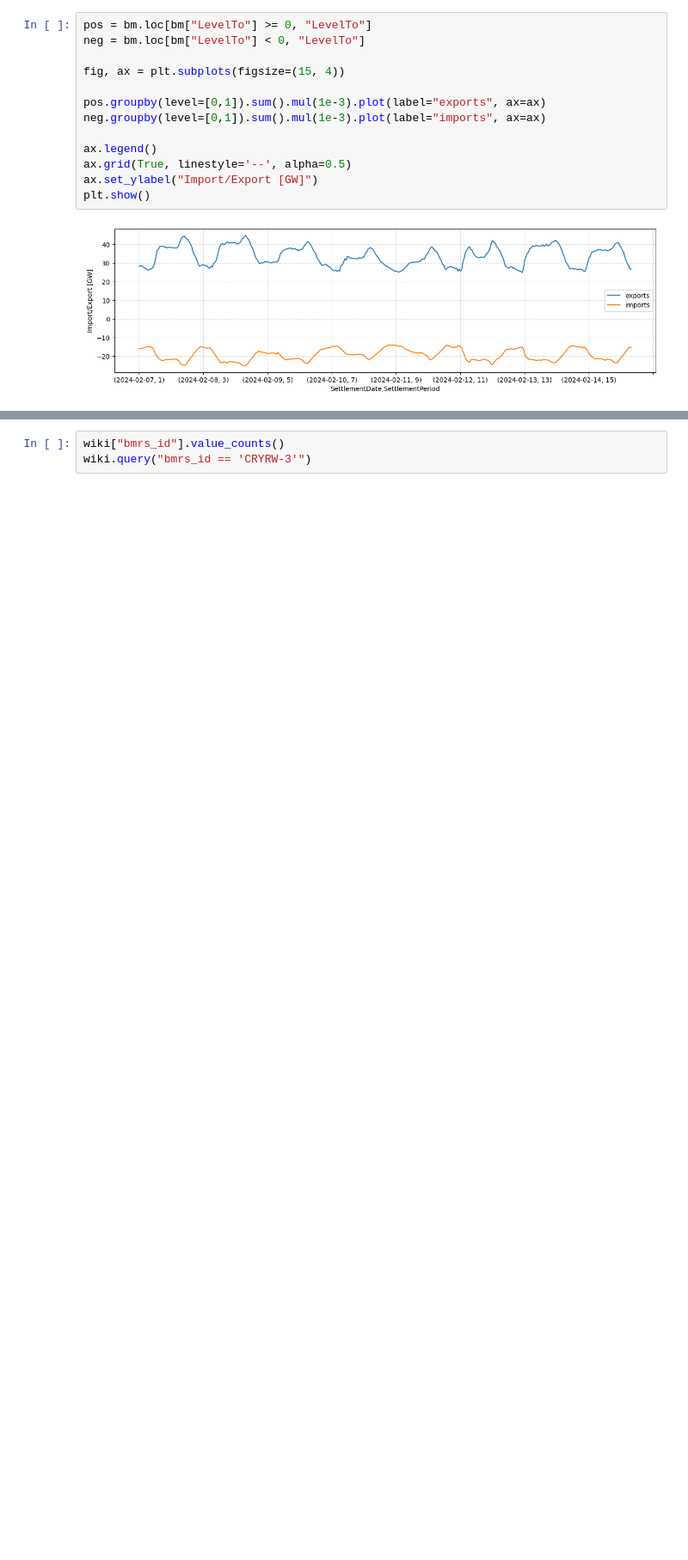
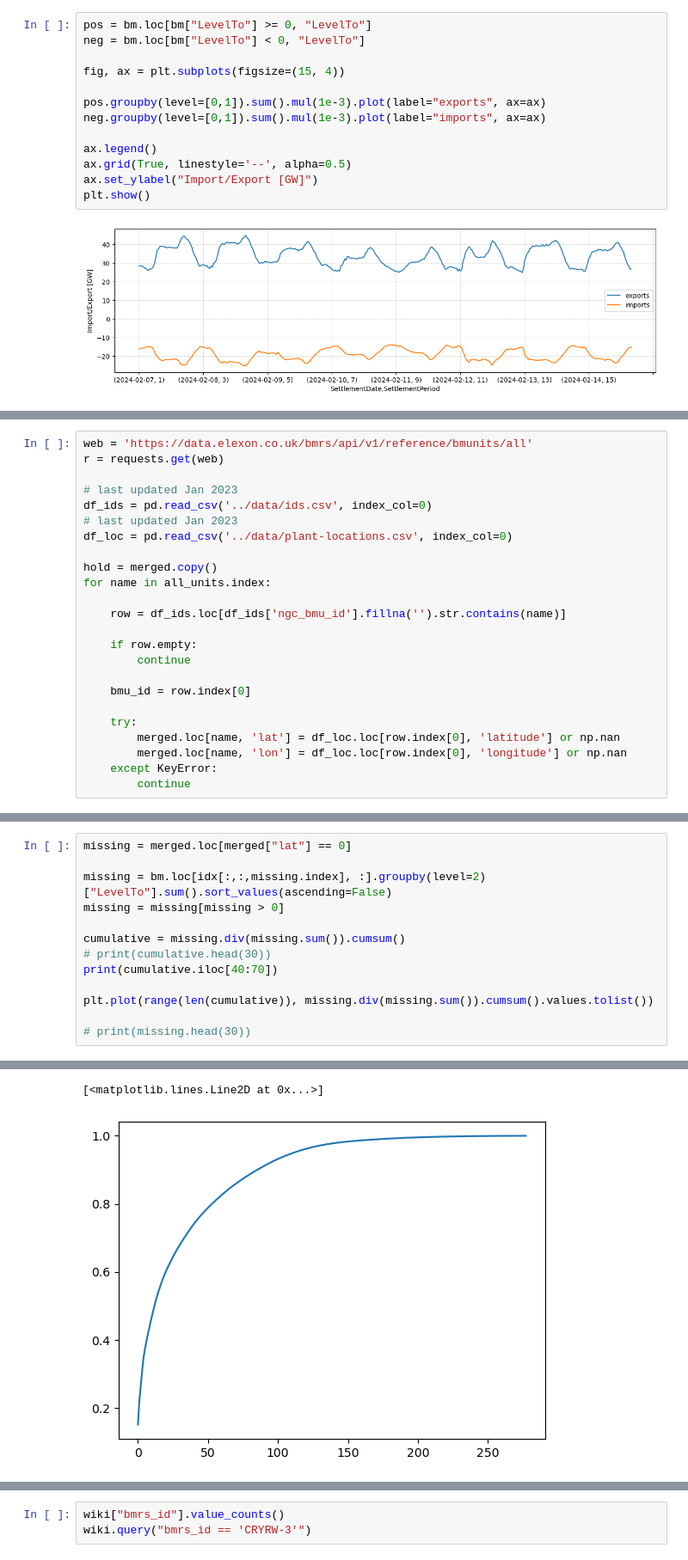
Before and after one commit to LukasFrankenQ/LMP, a Jupyter notebook: notebooks/wiki.ipynb, the cells around one changed output, grey strips where cells are left out. Shown at 86% size. Saved outputs shown, nothing was run; the diff lists cells and outputs as text; blank space fills up the shorter version.

```diff
--- a/notebooks/wiki.ipynb
+++ b/notebooks/wiki.ipynb
@@ -216,0 +171,24 @@ Index(['PETDG-1', 'AG-LLIM02', 'BRGDG-1', 'ROTHW-1', 'LCSMH-1', 'KNLCV-1',
+# %%
+web = 'https://data.elexon.co.uk/bmrs/api/v1/reference/bmunits/all'
+r = requests.get(web)
+
+# last updated Jan 2023
+df_ids = pd.read_csv('../data/ids.csv', index_col=0)
+# last updated Jan 2023
+df_loc = pd.read_csv('../data/plant-locations.csv', index_col=0)
+
+hold = merged.copy()
+for name in all_units.index:
+
+    row = df_ids.loc[df_ids['ngc_bmu_id'].fillna('').str.contains(name)]
+
+    if row.empty:
+        continue
+
+    bmu_id = row.index[0]
+
+    try:
+        merged.loc[name, 'lat'] = df_loc.loc[row.index[0], 'latitude'] or np.nan
+        merged.loc[name, 'lon'] = df_loc.loc[row.index[0], 'longitude'] or np.nan
+    except KeyError:
+        continue
@@ -239,0 +268,14 @@ plt.show()
+# %%
+missing = merged.loc[merged["lat"] == 0]
+
+missing = bm.loc[idx[:,:,missing.index], :].groupby(level=2)["LevelTo"].sum().sort_values(ascending=False)
+missing = missing[missing > 0]
+
+cumulative = missing.div(missing.sum()).cumsum()
+# print(cumulative.head(30))
+print(cumulative.iloc[40:70])
+
+plt.plot(range(len(cumulative)), missing.div(missing.sum()).cumsum().values.tolist())
+
+# print(missing.head(30))
+# %% [output]
@@ -239,0 +299,2 @@ plt.show()
+[<matplotlib.lines.Line2D at 0x...>]
+[figure, added]
```
Also changed, not shown: parts of 31 cells of this notebook, 4 other files.
